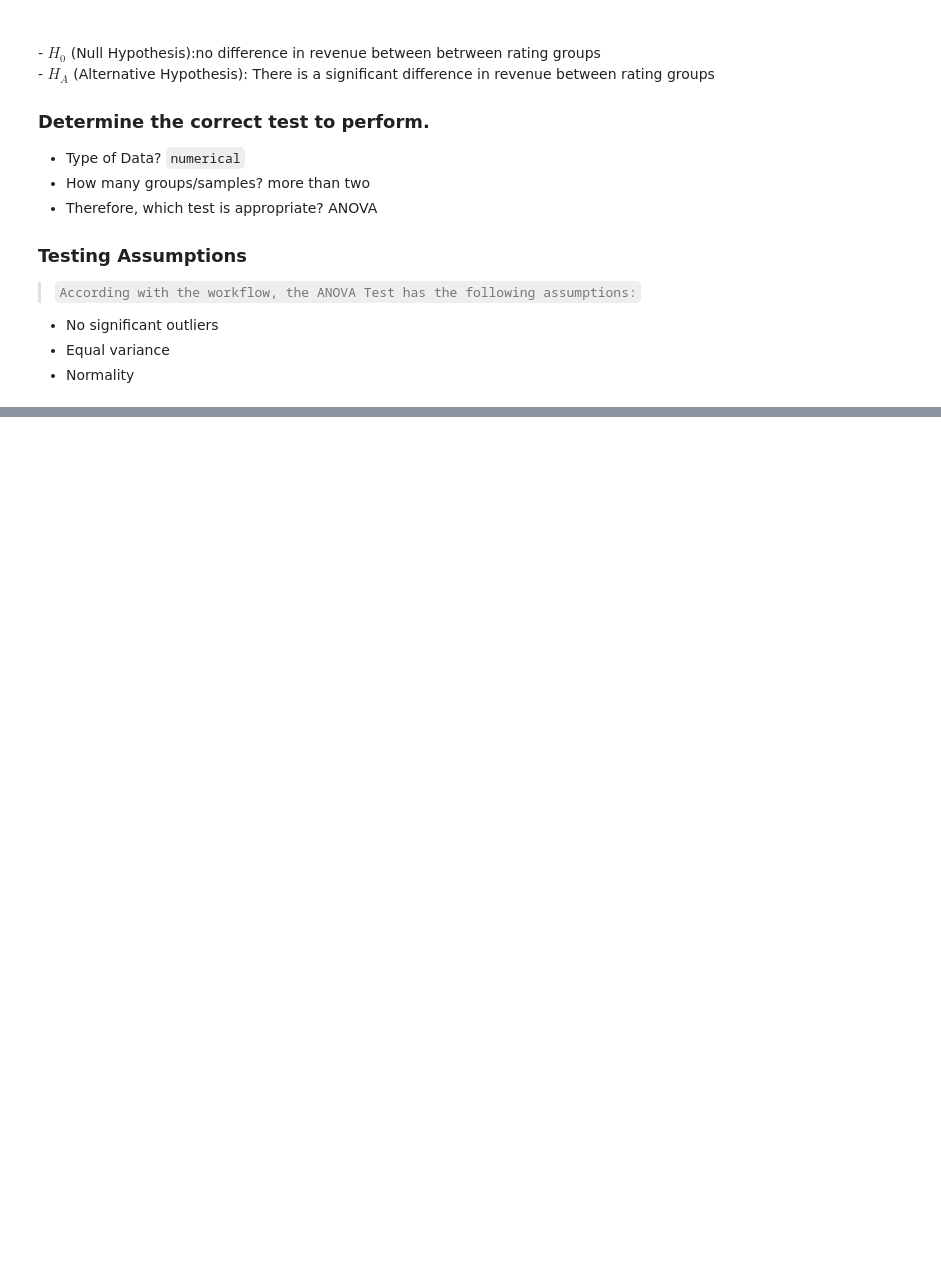
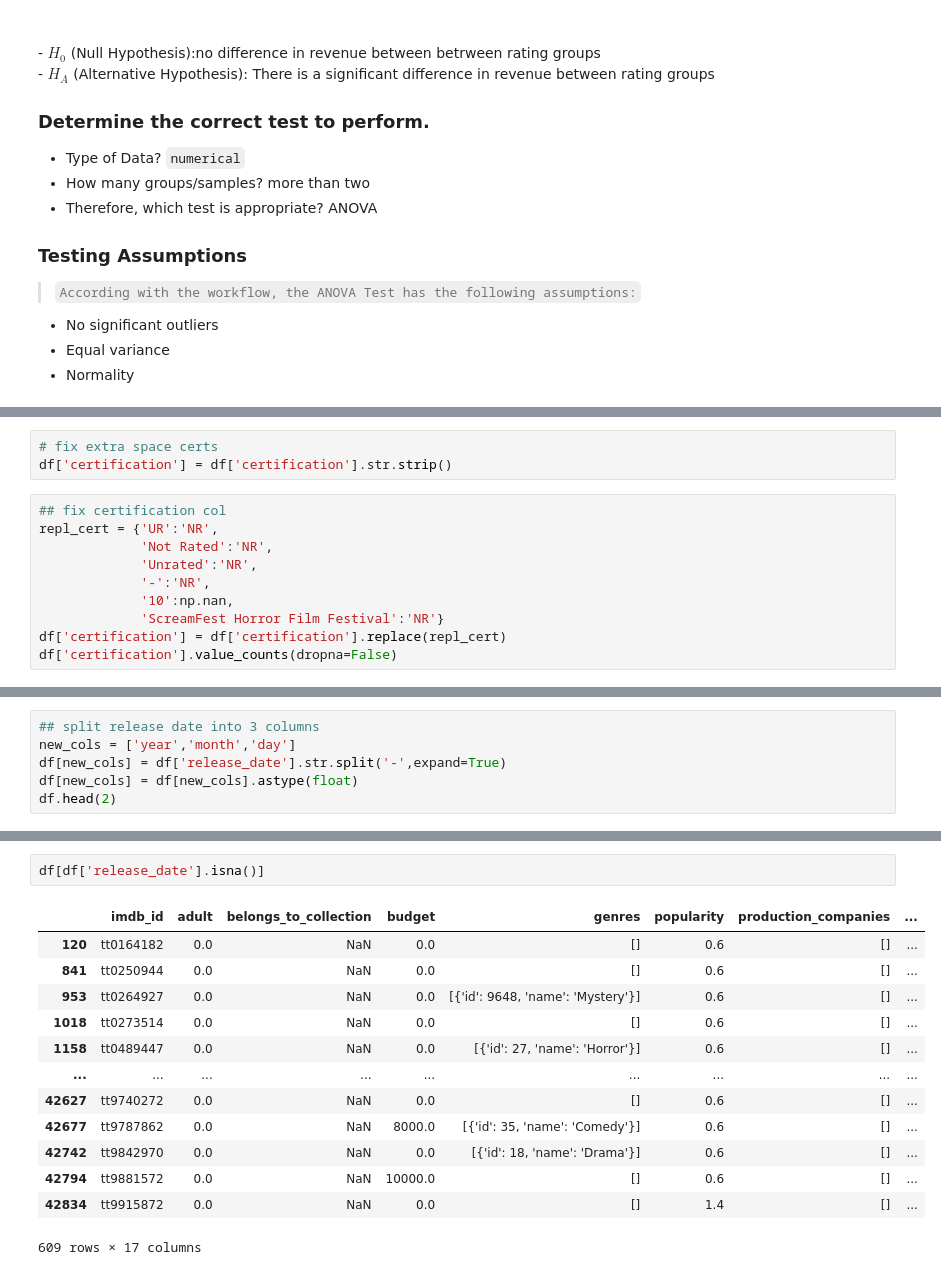
Before and after one commit to pylabview/Make_A_Successful_Movie, a Jupyter notebook: Project_3_Part_4_Hypothesis Testing.ipynb, the cells around one changed output, grey strips where cells are left out. Saved outputs shown, nothing was run; the diff lists cells and outputs as text; blank space fills up the shorter version.

Commit message:
Cleaning up date, hypothesis statement for Q1

```diff
--- a/Project_3_Part_4_Hypothesis Testing.ipynb
+++ b/Project_3_Part_4_Hypothesis Testing.ipynb
@@ -143,0 +163,13 @@ df.head()
+# %%
+# fix extra space certs
+df['certification'] = df['certification'].str.strip()
+# %%
+## fix certification col
+repl_cert = {'UR':'NR',
+             'Not Rated':'NR',
+             'Unrated':'NR',
+             '-':'NR',
+             '10':np.nan,
+             'ScreamFest Horror Film Festival':'NR'}
+df['certification'] = df['certification'].replace(repl_cert)
+df['certification'].value_counts(dropna=False)
@@ -143,0 +185,6 @@ df.head()
+# %%
+## split release date into 3 columns
+new_cols = ['year','month','day']
+df[new_cols] = df['release_date'].str.split('-',expand=True)
+df[new_cols] = df[new_cols].astype(float)
+df.head(2)
@@ -143,0 +195,16 @@ df.head()
+# %%
+df[df['release_date'].isna()]
+# %% [output]
+|  | imdb_id | adult | belongs_to_collection | budget | genres | popularity | production_companies | ... |
+| 120 | tt0164182 | 0.0 | NaN | 0.0 | [] | 0.6 | [] | ... |
+| 841 | tt0250944 | 0.0 | NaN | 0.0 | [] | 0.6 | [] | ... |
+| 953 | tt0264927 | 0.0 | NaN | 0.0 | [{'id': 9648, 'name': 'Mystery'}] | 0.6 | [] | ... |
+| 1018 | tt0273514 | 0.0 | NaN | 0.0 | [] | 0.6 | [] | ... |
+| 1158 | tt0489447 | 0.0 | NaN | 0.0 | [{'id': 27, 'name': 'Horror'}] | 0.6 | [] | ... |
+| ... | ... | ... | ... | ... | ... | ... | ... | ... |
+| 42627 | tt9740272 | 0.0 | NaN | 0.0 | [] | 0.6 | [] | ... |
+| 42677 | tt9787862 | 0.0 | NaN | 8000.0 | [{'id': 35, 'name': 'Comedy'}] | 0.6 | [] | ... |
+| 42742 | tt9842970 | 0.0 | NaN | 0.0 | [{'id': 18, 'name': 'Drama'}] | 0.6 | [] | ... |
+| 42794 | tt9881572 | 0.0 | NaN | 10000.0 | [] | 0.6 | [] | ... |
+| 42834 | tt9915872 | 0.0 | NaN | 0.0 | [] | 1.4 | [] | ... |
+609 rows × 17 columns
```
Also changed, not shown: parts of 11 cells of this notebook.
